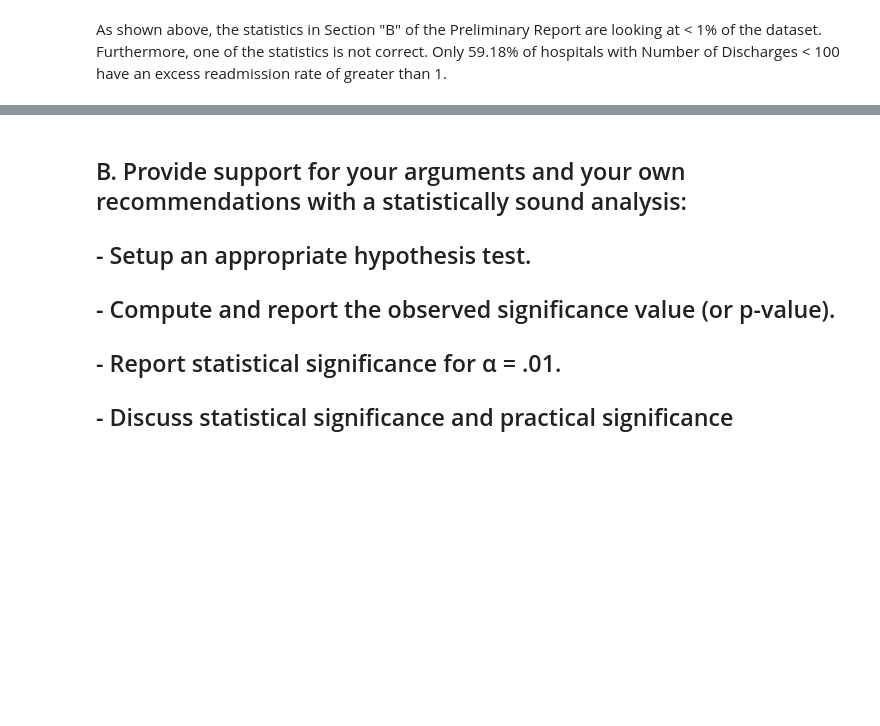
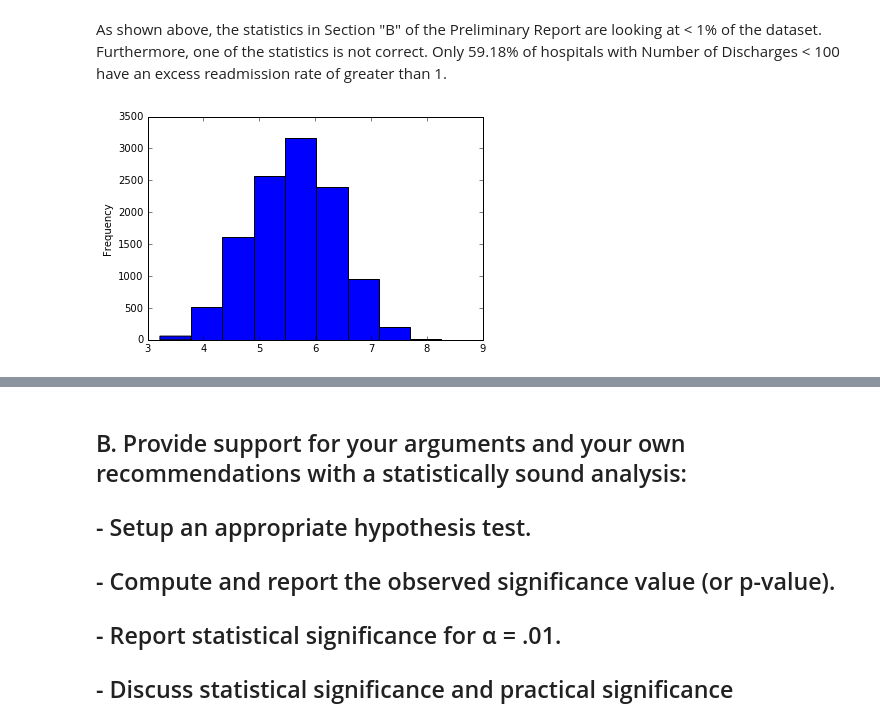
Before and after one commit to le1tz3y/dsi-coursework, a Jupyter notebook: sliderule_dsi_inferential_statistics_exercise_3.ipynb, the cells around one changed output, grey strips where cells are left out. Cells and saved outputs as stored; diff of their text form; code cells hidden in the pictures; blank space fills up the shorter version.

```diff
--- a/sliderule_dsi_inferential_statistics_exercise_3.ipynb
+++ b/sliderule_dsi_inferential_statistics_exercise_3.ipynb
@@ -173,5 +175,12 @@ mean excess readmission rate is 0.9783
 percentage of number of discharges < 100 is 0.04 %
 # %% [markdown]
  As shown above, the statistics in Section "B" of the Preliminary Report are looking at < 1% of the dataset.  Furthermore, one of the statistics is not correct. Only 59.18% of hospitals with Number of Discharges < 100 have an excess readmission rate of greater than 1.
+# %%
+# Log transform the Number of Discharges
+dfc['Number of Discharges'] = dfc['Number of Discharges'][dfc['Number of Discharges'] != 0]   # Get rid of 0 discharges
+dfc['Number of Discharges'] = dfc['Number of Discharges'].map(lambda x: log(x))
+dfc['Number of Discharges'].plot(kind="hist");
+# %% [output]
+[figure, added]
 # %%
 # Create a data frame with only 2 columns of interest
```
Also changed, not shown: parts of 11 cells of this notebook.
